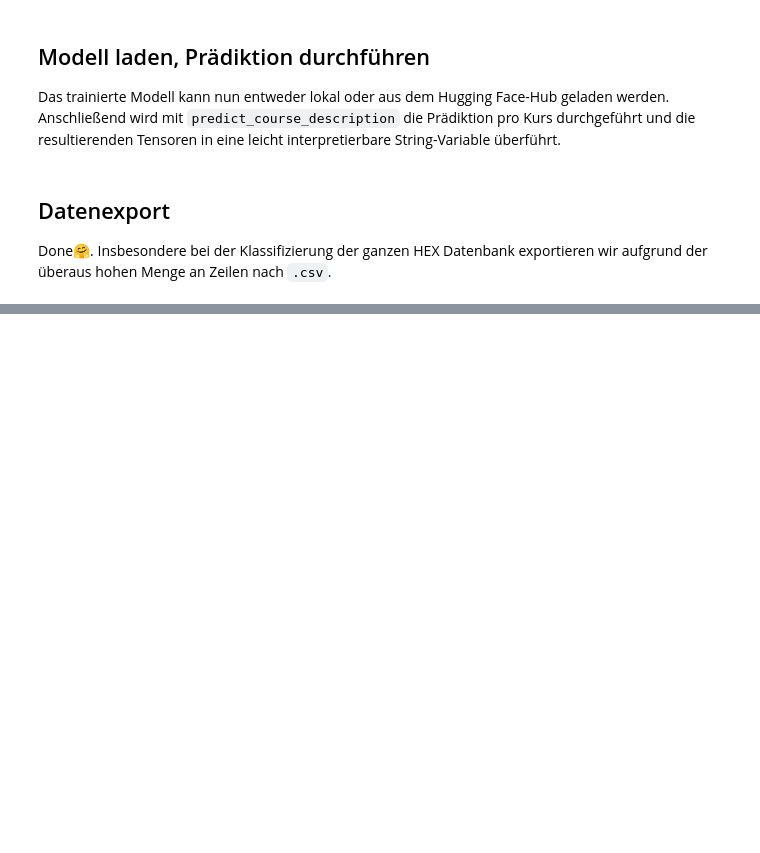
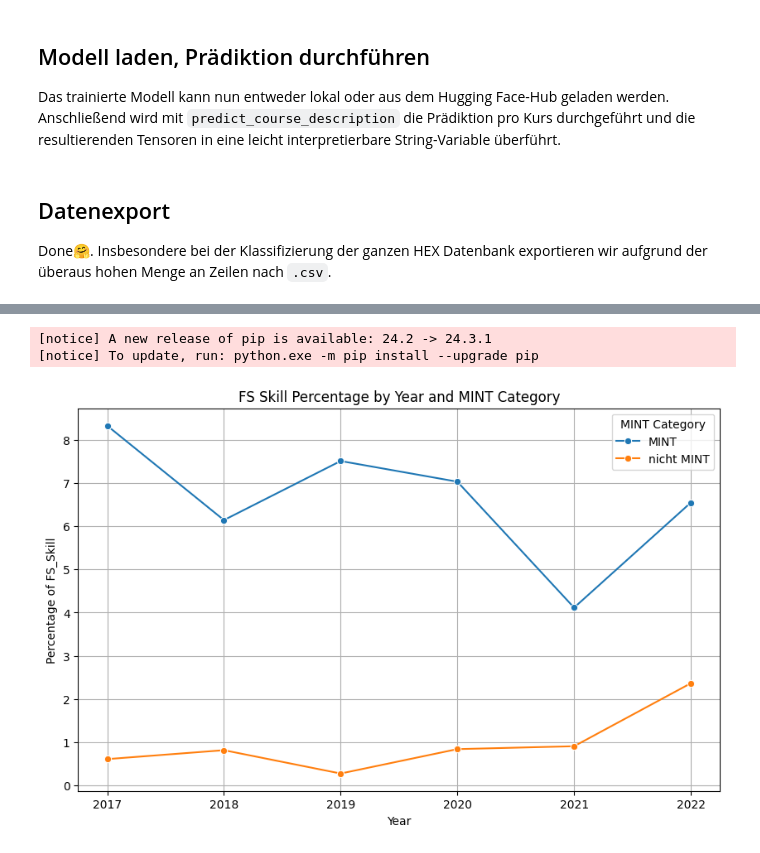
Before and after one commit to maltehueckstaedt/future_skill_classification, a Jupyter notebook: Py/notebooks/Use_Tiny_Few_Shot_Multi_Lable_Classifier.ipynb, the cells around one changed output, grey strips where cells are left out. Saved outputs shown, nothing was run; the diff lists cells and outputs as text; code cells hidden in the pictures; blank space fills up the shorter version.

```diff
--- a/Py/notebooks/Use_Tiny_Few_Shot_Multi_Lable_Classifier.ipynb
+++ b/Py/notebooks/Use_Tiny_Few_Shot_Multi_Lable_Classifier.ipynb
@@ -26,7 +28,7 @@ df_hex = list(pyreadr.read_r('data/db_hex.rds').values())[0]
 # %% [markdown]
 Um die Classifier zu testen, wenden wir ihn vorerst nur auf 10.000 zufällig gezogene Zeilen an. Dafür *ziehen* wir die entsprechende Stichprobe und speichern sie in dem Objekt `df_hex_sample`.
 # %%
-df_hex_sample = df_hex.sample(n=10000)
+df_hex_sample = df_hex.sample(n=100000)
 # %% [markdown]
 In einem weiteren Schritt werden die Daten für die Klassifikation vorbereitet:
 
@@ -78,7 +87,7 @@ import numpy as np
 
 def convert_tensor_to_labels(tensor):
     # Falls der Tensor NaN ist, gib None zurück
-    if pd.isna(tensor).all():  # Überprüft, ob alle Werte im Tensor NaN sind
+    if isinstance(tensor, float) and pd.isna(tensor):  # Überprüft, ob der gesamte Tensor NaN ist
         return None  # Oder verwende np.nan
 
     # Sicherstellen, dass die Länge des Tensors der Länge der fs_labels-Liste entspricht
@@ -121,0 +167,15 @@ df.to_csv('daten/hex_classified_fs.csv', index=False)
+# %%
+# Jahr-Spalte in Integer umwandeln und dann den Filter anwenden
+df_hex_sample['jahr'] = df_hex_sample['jahr'].astype(int)
+df_hex_sample = df_hex_sample[df_hex_sample['mint_faechergruppe'] != "NA"]
+
+
+# Filter für den Zeitraum 2017-2022 und Berechnung des Prozentsatzes von Zeilen mit einem FS_Skill pro Jahr und mint_faechergruppe
+fs_skill_percentage_by_year_mint = (
+    df_hex_sample[df_hex_sample['jahr'].between(2017, 2022)]
+    .groupby(['jahr'])['FS_Skill']
+    .apply(lambda x: x.notna().mean() * 100)
+)
+
+# Ergebnis anzeigen
+print(fs_skill_percentage_by_year_mint)
@@ -121,0 +191,26 @@ df.to_csv('daten/hex_classified_fs.csv', index=False)
+# %%
+!pip install seaborn
+import pandas as pd
+import seaborn as sns
+import matplotlib.pyplot as plt
+
+fs_skill_percentage_by_year_mint = fs_skill_percentage_by_year_mint.reset_index()
+
+
+# Beispiel: Daten in ein DataFrame umwandeln (ersetze dies durch dein echtes DataFrame)
+# Hier gehe ich davon aus, dass 'fs_skill_percentage_by_year_mint' bereits als DataFrame vorliegt
+# und die Spalten 'jahr', 'mint_faechergruppe', und 'FS_Skill' enthält.
+
+# Plot erstellen
+plt.figure(figsize=(10, 6))
+sns.lineplot(data=fs_skill_percentage_by_year_mint, x='jahr', y='FS_Skill', hue='mint_faechergruppe', marker='o')
+
+# Plot-Anpassungen
+plt.xlabel('Year')
+plt.ylabel('Percentage of FS_Skill')
+plt.title('FS Skill Percentage by Year and MINT Category')
+plt.legend(title='MINT Category')
+plt.grid(True)
+
+plt.show()
+# %% [output]
@@ -121,0 +232,3 @@ df.to_csv('daten/hex_classified_fs.csv', index=False)
+[notice] A new release of pip is available: 24.2 -> 24.3.1
+[notice] To update, run: python.exe -m pip install --upgrade pip
+[figure, added]
```
Also changed, not shown: parts of 10 cells of this notebook.
